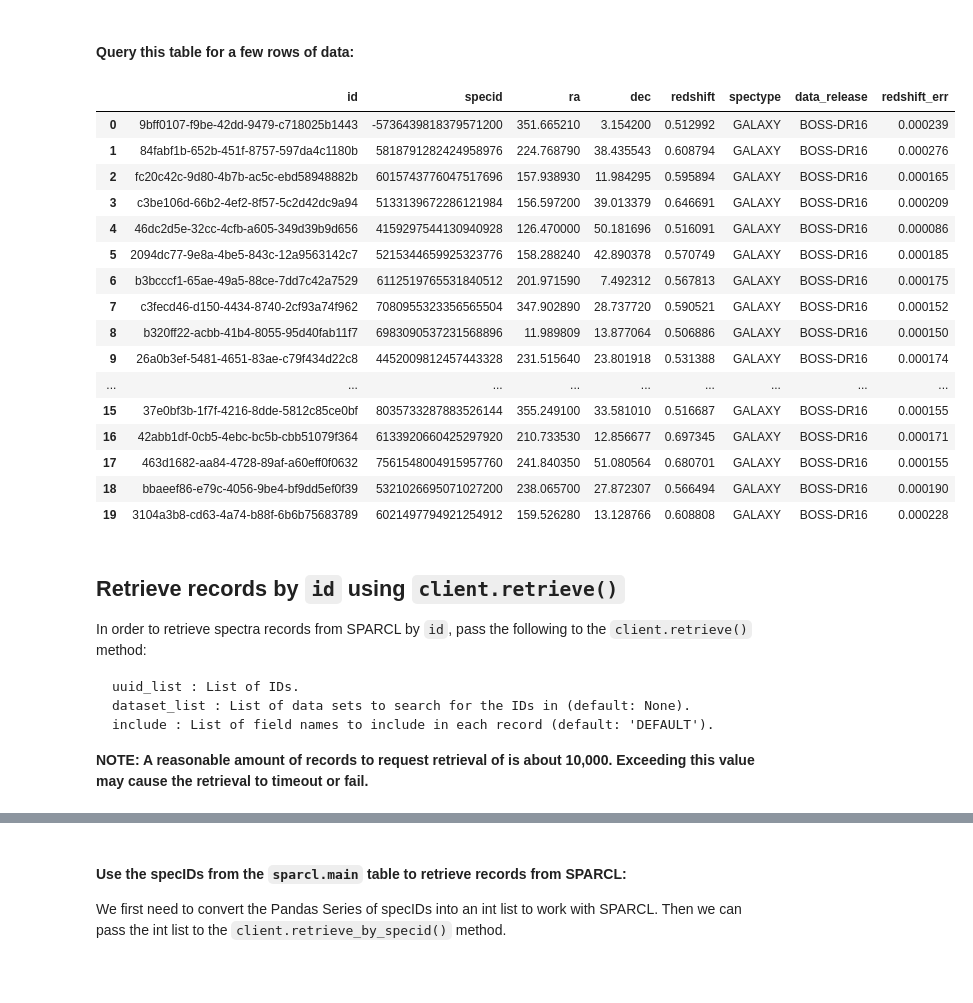
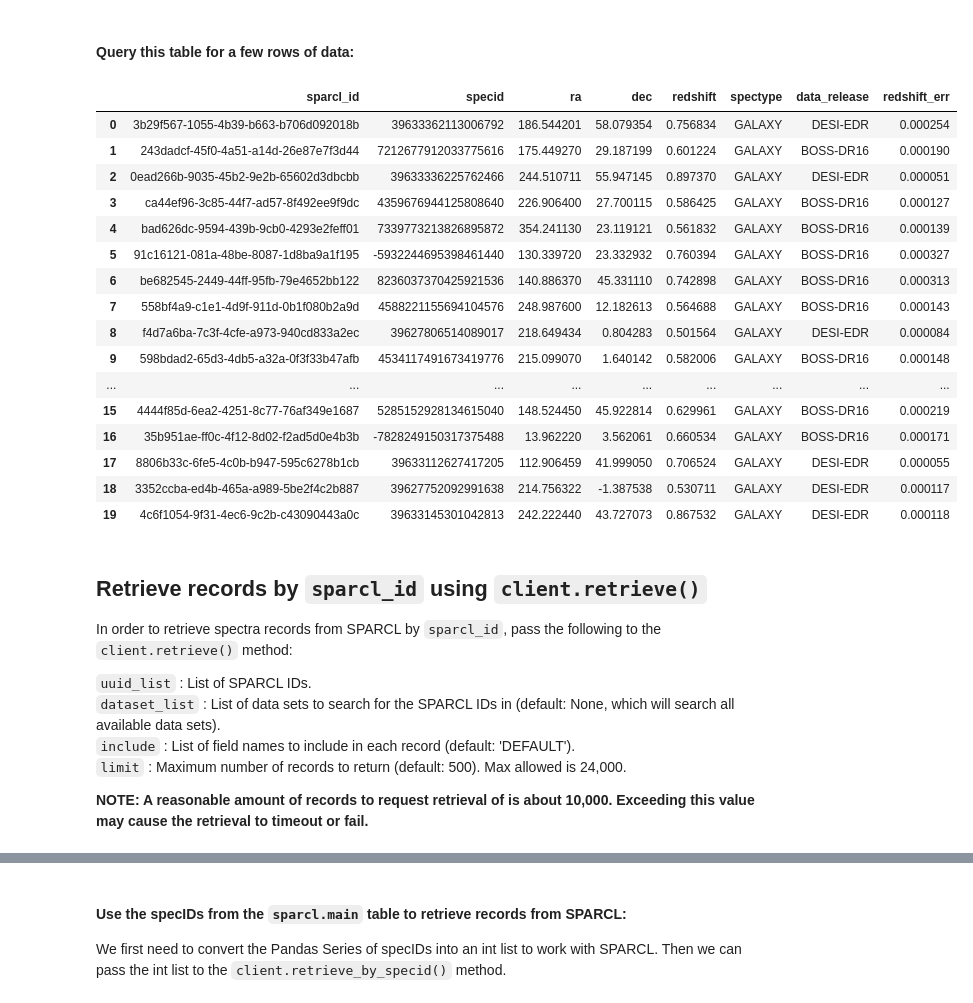
Before and after one commit to astro-datalab/notebooks-latest, a Jupyter notebook: 04_HowTos/SPARCL/How_to_use_SPARCL.ipynb, the cells around one changed output, grey strips where cells are left out. Drawn from its saved outputs; the diff is of its cells as text; code cells hidden in the pictures; blank space fills up the shorter version.

````diff
--- a/04_HowTos/SPARCL/How_to_use_SPARCL.ipynb
+++ b/04_HowTos/SPARCL/How_to_use_SPARCL.ipynb
@@ -283,45 +288,45 @@ Schema: sparcl
 #### Query this table for a few rows of data:
 # %%
 q = """SELECT
-            id, specid, ra, dec, redshift, spectype, data_release, redshift_err
+            sparcl_id, specid, ra, dec, redshift, spectype, data_release, redshift_err
         FROM
             sparcl.main
         WHERE
             spectype='GALAXY'
             AND redshift>=0.5 AND redshift<=0.9
-            AND (data_release='BOSS-DR16' OR data_release='SDSS-DR16')
             AND random_id BETWEEN 15.1 AND 15.4
         LIMIT 20
     """
 found_II = qc.query(sql=q, fmt='pandas')  # output as Pandas DataFrame
 found_II
 # %% [output]
-|  | id | specid | ra | dec | redshift | spectype | data_release | redshift_err |
-| 0 | 9bff0107-f9be-42dd-9479-c718025b1443 | -5736439818379571200 | 351.665210 | 3.154200 | 0.512992 | GALAXY | BOSS-DR16 | 0.000239 |
-| 1 | 84fabf1b-652b-451f-8757-597da4c1180b | 5818791282424958976 | 224.768790 | 38.435543 | 0.608794 | GALAXY | BOSS-DR16 | 0.000276 |
-| 2 | fc20c42c-9d80-4b7b-ac5c-ebd58948882b | 6015743776047517696 | 157.938930 | 11.984295 | 0.595894 | GALAXY | BOSS-DR16 | 0.000165 |
-| 3 | c3be106d-66b2-4ef2-8f57-5c2d42dc9a94 | 5133139672286121984 | 156.597200 | 39.013379 | 0.646691 | GALAXY | BOSS-DR16 | 0.000209 |
-| 4 | 46dc2d5e-32cc-4cfb-a605-349d39b9d656 | 4159297544130940928 | 126.470000 | 50.181696 | 0.516091 | GALAXY | BOSS-DR16 | 0.000086 |
-| 5 | 2094dc77-9e8a-4be5-843c-12a9563142c7 | 5215344659925323776 | 158.288240 | 42.890378 | 0.570749 | GALAXY | BOSS-DR16 | 0.000185 |
-| 6 | b3bcccf1-65ae-49a5-88ce-7dd7c42a7529 | 6112519765531840512 | 201.971590 | 7.492312 | 0.567813 | GALAXY | BOSS-DR16 | 0.000175 |
-| 7 | c3fecd46-d150-4434-8740-2cf93a74f962 | 7080955323356565504 | 347.902890 | 28.737720 | 0.590521 | GALAXY | BOSS-DR16 | 0.000152 |
-| 8 | b320ff22-acbb-41b4-8055-95d40fab11f7 | 6983090537231568896 | 11.989809 | 13.877064 | 0.506886 | GALAXY | BOSS-DR16 | 0.000150 |
-| 9 | 26a0b3ef-5481-4651-83ae-c79f434d22c8 | 4452009812457443328 | 231.515640 | 23.801918 | 0.531388 | GALAXY | BOSS-DR16 | 0.000174 |
+|  | sparcl_id | specid | ra | dec | redshift | spectype | data_release | redshift_err |
+| 0 | 3b29f567-1055-4b39-b663-b706d092018b | 39633362113006792 | 186.544201 | 58.079354 | 0.756834 | GALAXY | DESI-EDR | 0.000254 |
+| 1 | 243dadcf-45f0-4a51-a14d-26e87e7f3d44 | 7212677912033775616 | 175.449270 | 29.187199 | 0.601224 | GALAXY | BOSS-DR16 | 0.000190 |
+| 2 | 0ead266b-9035-45b2-9e2b-65602d3dbcbb | 39633336225762466 | 244.510711 | 55.947145 | 0.897370 | GALAXY | DESI-EDR | 0.000051 |
+| 3 | ca44ef96-3c85-44f7-ad57-8f492ee9f9dc | 4359676944125808640 | 226.906400 | 27.700115 | 0.586425 | GALAXY | BOSS-DR16 | 0.000127 |
+| 4 | bad626dc-9594-439b-9cb0-4293e2feff01 | 7339773213826895872 | 354.241130 | 23.119121 | 0.561832 | GALAXY | BOSS-DR16 | 0.000139 |
+| 5 | 91c16121-081a-48be-8087-1d8ba9a1f195 | -5932244695398461440 | 130.339720 | 23.332932 | 0.760394 | GALAXY | BOSS-DR16 | 0.000327 |
+| 6 | be682545-2449-44ff-95fb-79e4652bb122 | 8236037370425921536 | 140.886370 | 45.331110 | 0.742898 | GALAXY | BOSS-DR16 | 0.000313 |
+| 7 | 558bf4a9-c1e1-4d9f-911d-0b1f080b2a9d | 4588221155694104576 | 248.987600 | 12.182613 | 0.564688 | GALAXY | BOSS-DR16 | 0.000143 |
+| 8 | f4d7a6ba-7c3f-4cfe-a973-940cd833a2ec | 39627806514089017 | 218.649434 | 0.804283 | 0.501564 | GALAXY | DESI-EDR | 0.000084 |
+| 9 | 598bdad2-65d3-4db5-a32a-0f3f33b47afb | 4534117491673419776 | 215.099070 | 1.640142 | 0.582006 | GALAXY | BOSS-DR16 | 0.000148 |
 | ... | ... | ... | ... | ... | ... | ... | ... | ... |
-| 15 | 37e0bf3b-1f7f-4216-8dde-5812c85ce0bf | 8035733287883526144 | 355.249100 | 33.581010 | 0.516687 | GALAXY | BOSS-DR16 | 0.000155 |
-| 16 | 42abb1df-0cb5-4ebc-bc5b-cbb51079f364 | 6133920660425297920 | 210.733530 | 12.856677 | 0.697345 | GALAXY | BOSS-DR16 | 0.000171 |
-| 17 | 463d1682-aa84-4728-89af-a60eff0f0632 | 7561548004915957760 | 241.840350 | 51.080564 | 0.680701 | GALAXY | BOSS-DR16 | 0.000155 |
-| 18 | bbaeef86-e79c-4056-9be4-bf9dd5ef0f39 | 5321026695071027200 | 238.065700 | 27.872307 | 0.566494 | GALAXY | BOSS-DR16 | 0.000190 |
-| 19 | 3104a3b8-cd63-4a74-b88f-6b6b75683789 | 6021497794921254912 | 159.526280 | 13.128766 | 0.608808 | GALAXY | BOSS-DR16 | 0.000228 |
+| 15 | 4444f85d-6ea2-4251-8c77-76af349e1687 | 5285152928134615040 | 148.524450 | 45.922814 | 0.629961 | GALAXY | BOSS-DR16 | 0.000219 |
+| 16 | 35b951ae-ff0c-4f12-8d02-f2ad5d0e4b3b | -7828249150317375488 | 13.962220 | 3.562061 | 0.660534 | GALAXY | BOSS-DR16 | 0.000171 |
+| 17 | 8806b33c-6fe5-4c0b-b947-595c6278b1cb | 39633112627417205 | 112.906459 | 41.999050 | 0.706524 | GALAXY | DESI-EDR | 0.000055 |
+| 18 | 3352ccba-ed4b-465a-a989-5be2f4c2b887 | 39627752092991638 | 214.756322 | -1.387538 | 0.530711 | GALAXY | DESI-EDR | 0.000117 |
+| 19 | 4c6f1054-9f31-4ec6-9c2b-c43090443a0c | 39633145301042813 | 242.222440 | 43.727073 | 0.867532 | GALAXY | DESI-EDR | 0.000118 |
 # %% [markdown]
 <a class="anchor" id="retrieve"></a>
-## Retrieve records by `id` using `client.retrieve()`
-In order to retrieve spectra records from SPARCL by `id`, pass the following to the `client.retrieve()` method:
-```
-uuid_list : List of IDs.
-dataset_list : List of data sets to search for the IDs in (default: None).
-include : List of field names to include in each record (default: 'DEFAULT').
-```
+## Retrieve records by `sparcl_id` using `client.retrieve()`
+In order to retrieve spectra records from SPARCL by `sparcl_id`, pass the following to the `client.retrieve()` method:
+
+`uuid_list` : List of SPARCL IDs.
+`dataset_list` : List of data sets to search for the SPARCL IDs in (default: None, which will search all available data sets).
+`include` : List of field names to include in each record (default: 'DEFAULT').
+`limit` : Maximum number of records to return (default: 500). Max allowed is 24,000.
+
 
 **NOTE: A reasonable amount of records to request retrieval of is about 10,000. Exceeding this value may cause the retrieval to timeout or fail.**
 # %%
````
Also changed, not shown: parts of 49 cells of this notebook, 1 other file.
